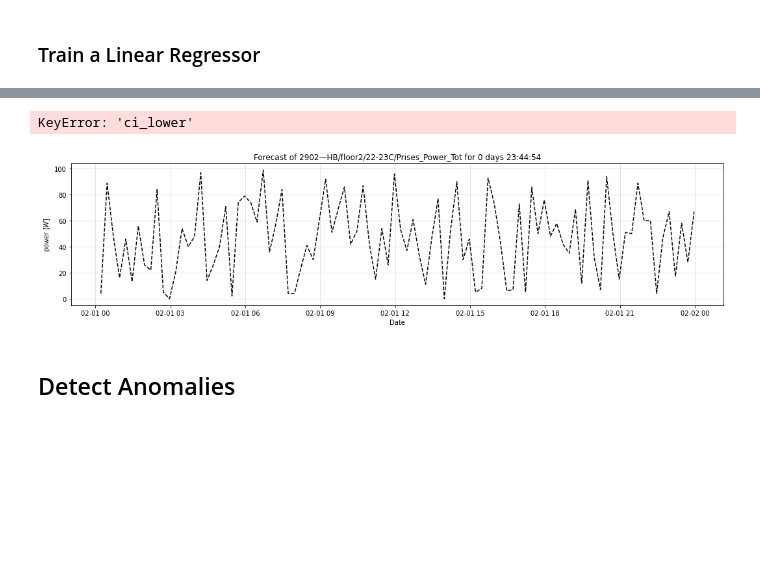
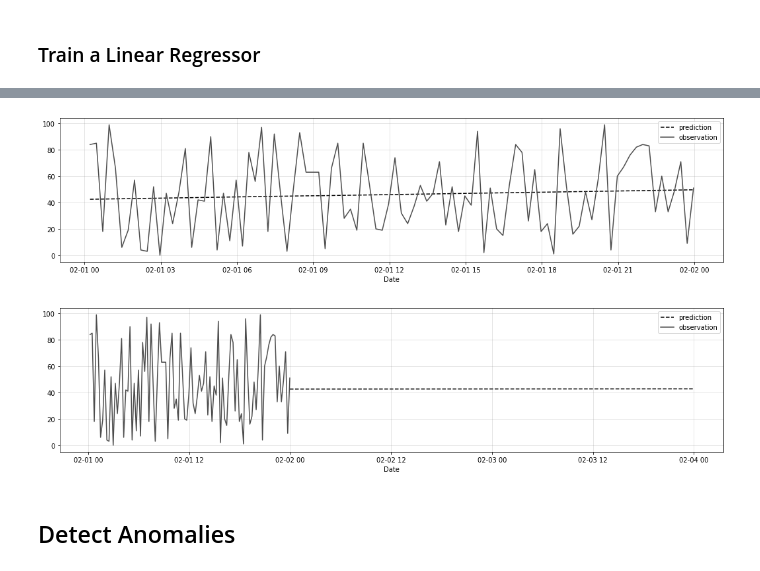
Before and after one commit to timeatlas-dev/timeatlas, a Jupyter notebook: notebooks/scrapbook.ipynb, the cells around one changed output, grey strips where cells are left out. Drawn from its saved outputs; the diff is of its cells as text; code cells hidden in the pictures; blank space fills up the shorter version.

```diff
--- a/notebooks/scrapbook.ipynb
+++ b/notebooks/scrapbook.ipynb
@@ -211,10 +123,11 @@ get_prediction_interval(, y_test, predictions)
-# %%
-from timeatlas import plots
-
-plots.prediction(ts, pts3)
-# %% [output]
-KeyError: 'ci_lower'
-[figure, removed]
+# %%
+plots.prediction(pts3, ts);
+# %% [output]
+[figure, added]
+# %%
+plots.prediction(pts4, ts);
+# %% [output]
+[figure, added]
 # %% [markdown]
 ## Detect Anomalies
 # %%
```
Also changed, not shown: parts of 16 cells of this notebook.
